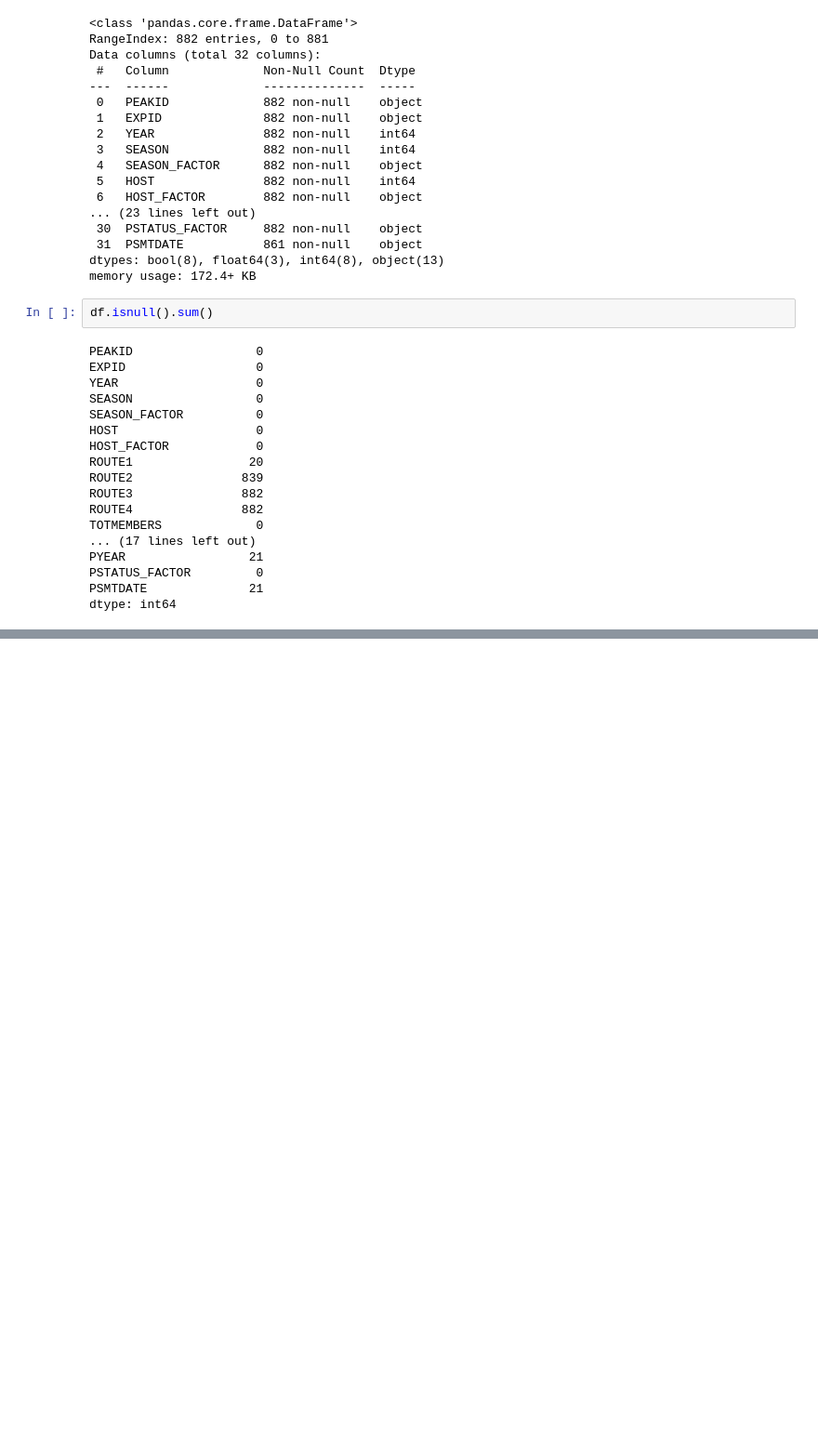
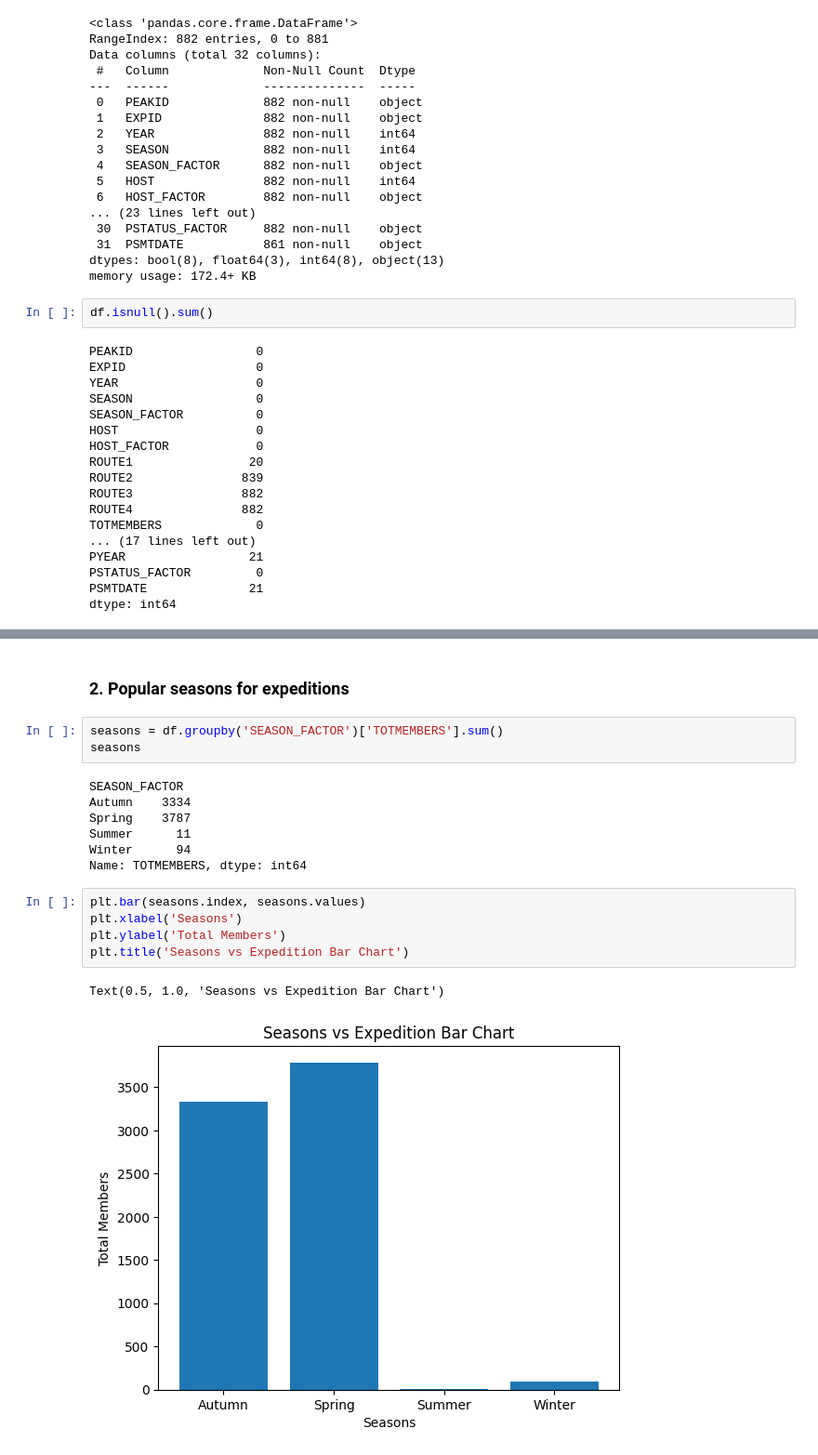
Before and after one commit to lazy-upa/Mountaineering-Expedition-Prediction, a Jupyter notebook: analysis.ipynb, the cells around one changed output, grey strips where cells are left out. Shown at 93% size. Drawn from its saved outputs; the diff is of its cells as text; blank space fills up the shorter version.

```diff
--- a/analysis.ipynb
+++ b/analysis.ipynb
@@ -162,0 +183,20 @@ dtype: int64
+# %% [markdown]
+### **2. Popular seasons for expeditions**
+# %%
+seasons = df.groupby('SEASON_FACTOR')['TOTMEMBERS'].sum()
+seasons
+# %% [output]
+SEASON_FACTOR
+Autumn    3334
+Spring    3787
+Summer      11
+Winter      94
+Name: TOTMEMBERS, dtype: int64
+# %%
+plt.bar(seasons.index, seasons.values)
+plt.xlabel('Seasons')
+plt.ylabel('Total Members')
+plt.title('Seasons vs Expedition Bar Chart')
+# %% [output]
+Text(0.5, 1.0, 'Seasons vs Expedition Bar Chart')
+[figure, added]
```
Also changed, not shown: parts of 21 cells of this notebook, 2 other files.
